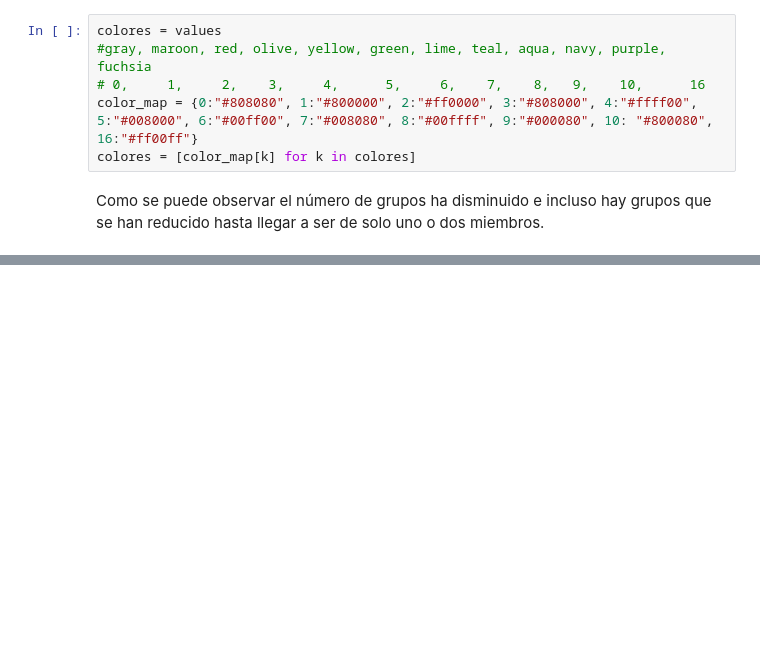
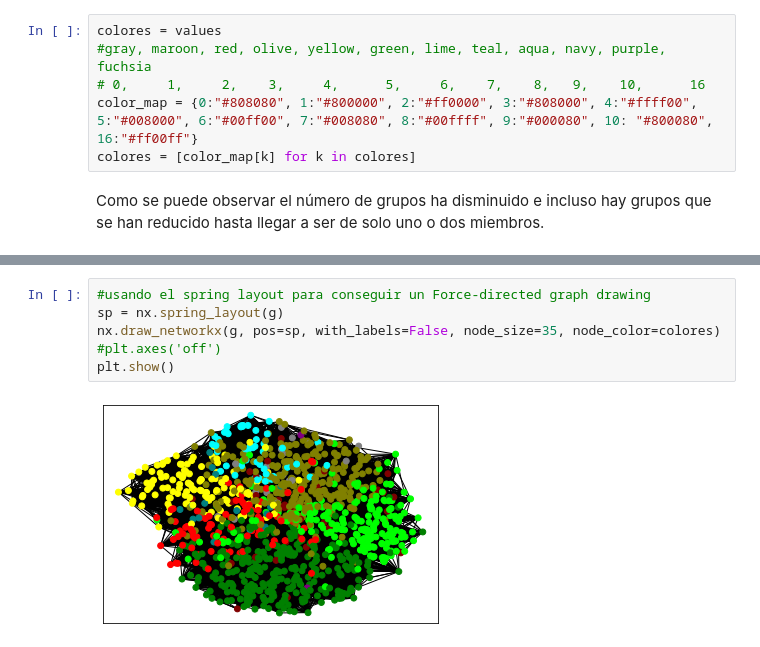
Before and after one commit to AlbertoGarciaDomenech/Practicas-SOC, a Jupyter notebook: Practica1/MarvelCharacters-Copy1.ipynb, the cells around one changed output, grey strips where cells are left out. Saved outputs shown, nothing was run; the diff lists cells and outputs as text; blank space fills up the shorter version.

```diff
--- a/Practica1/MarvelCharacters-Copy1.ipynb
+++ b/Practica1/MarvelCharacters-Copy1.ipynb
@@ -178,0 +239,8 @@ nodos_group.loc[nodos_group['Group'] == 16].sort_values('Degree', ascending = Fa
+# %%
+#usando el spring layout para conseguir un Force-directed graph drawing
+sp = nx.spring_layout(g)
+nx.draw_networkx(g, pos=sp, with_labels=False, node_size=35, node_color=colores)
+#plt.axes('off')
+plt.show()
+# %% [output]
+[figure, added]
```
Also changed, not shown: parts of 24 cells of this notebook.
